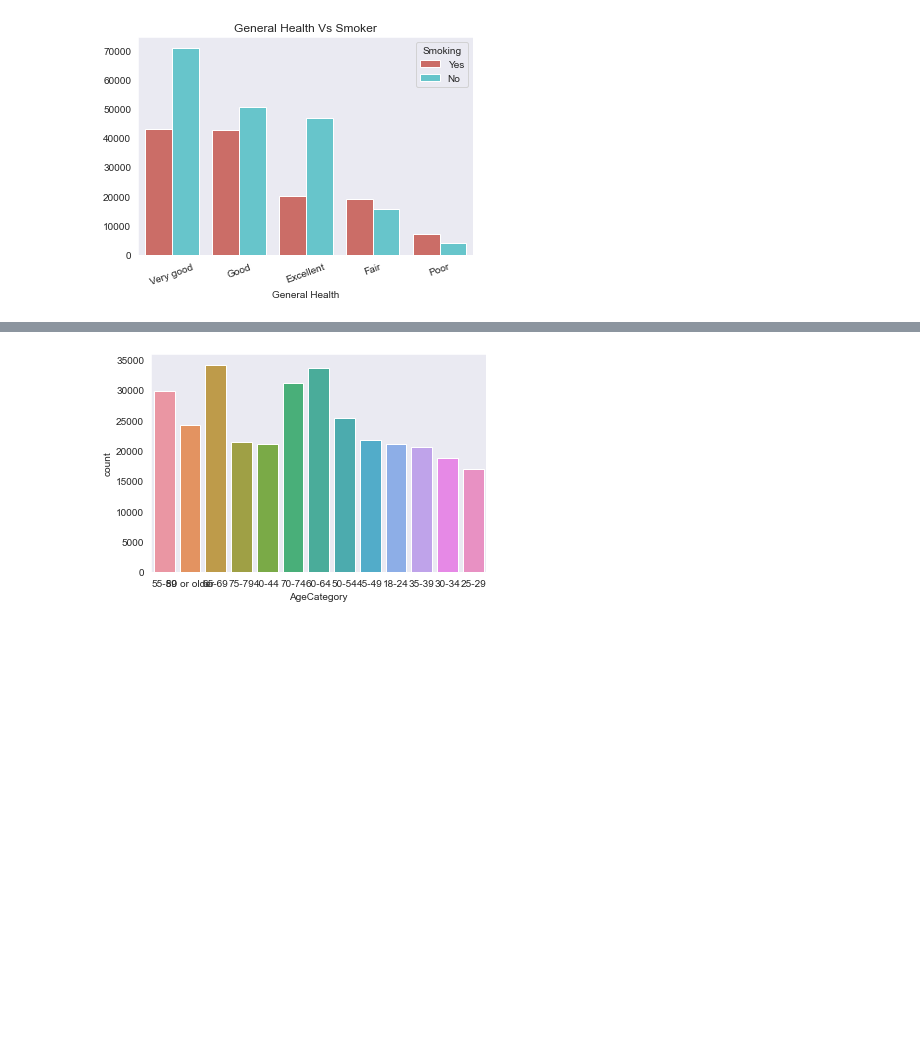
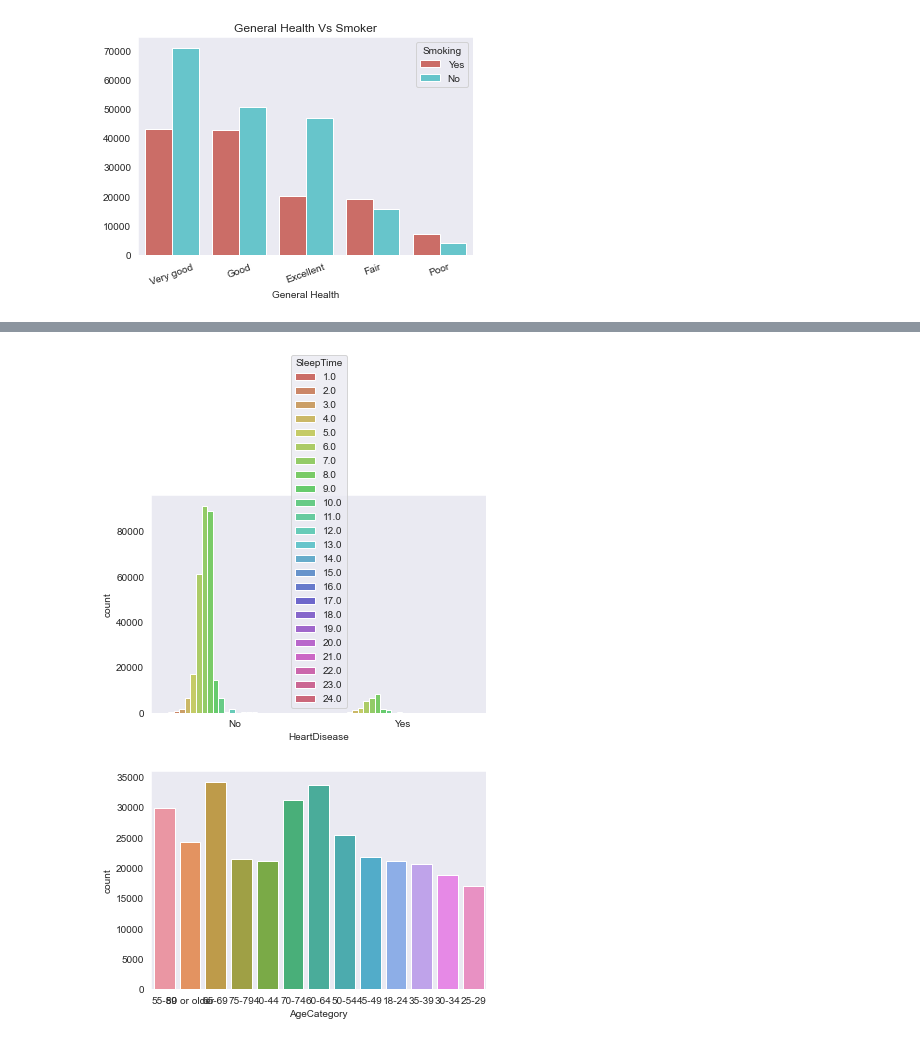
Before and after one commit to ChrisGarciaDS/HeartDisease, a Jupyter notebook: heartdisease.ipynb, the cells around one changed output, grey strips where cells are left out. Saved outputs shown, nothing was run; the diff lists cells and outputs as text; code cells hidden in the pictures; blank space fills up the shorter version.

```diff
--- a/heartdisease.ipynb
+++ b/heartdisease.ipynb
@@ -178,3 +202,9 @@ plt.show()
+# %%
+# physical activity
+sns.countplot(data = heart_df, x = 'HeartDisease', hue = 'SleepTime', palette='hls')
+plt.show()
+# %% [output]
+[figure, added]
 # %%
 sns.countplot(data = heart_df, x = 'AgeCategory')
 plt.show()
```
Also changed, not shown: parts of 14 cells of this notebook.
